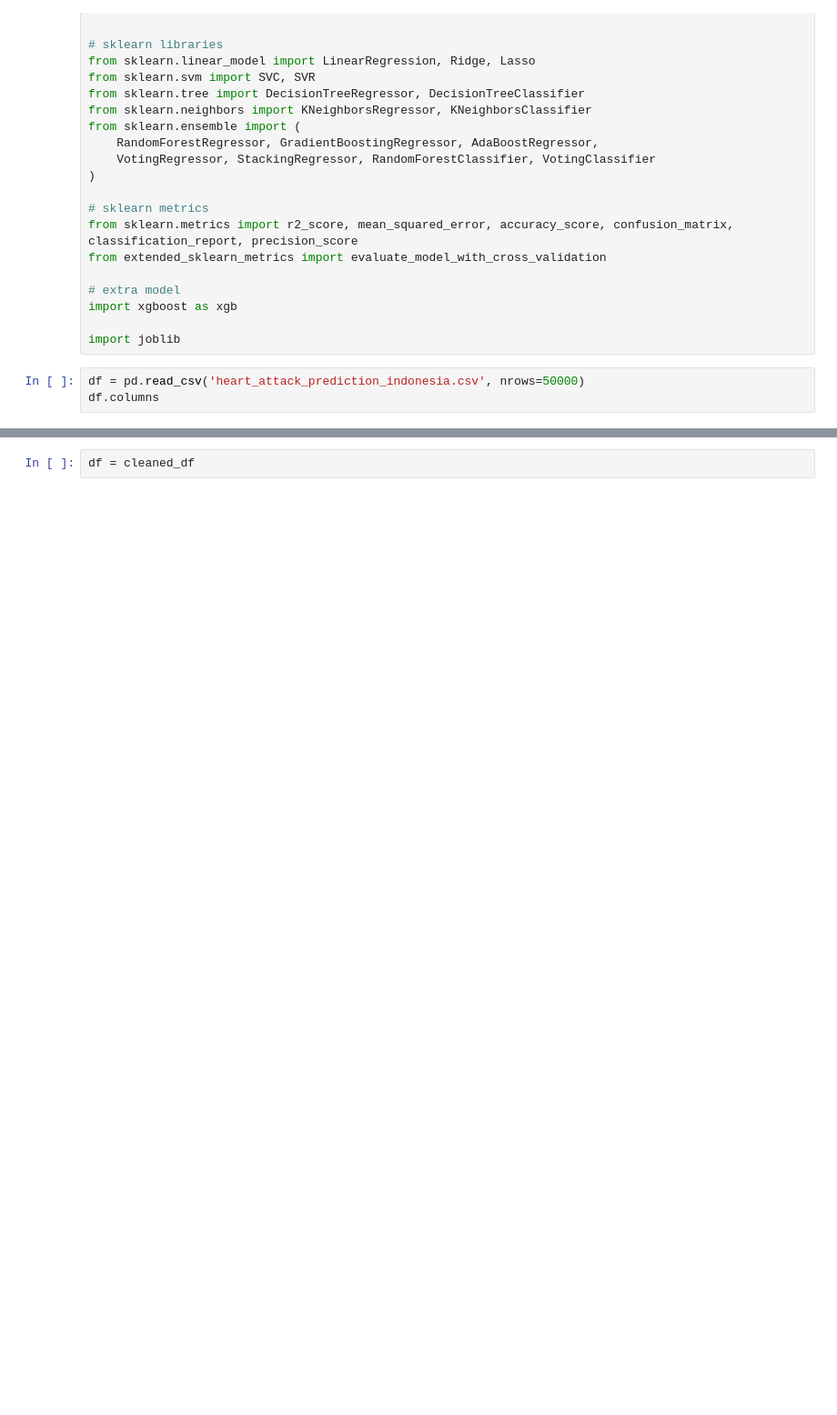
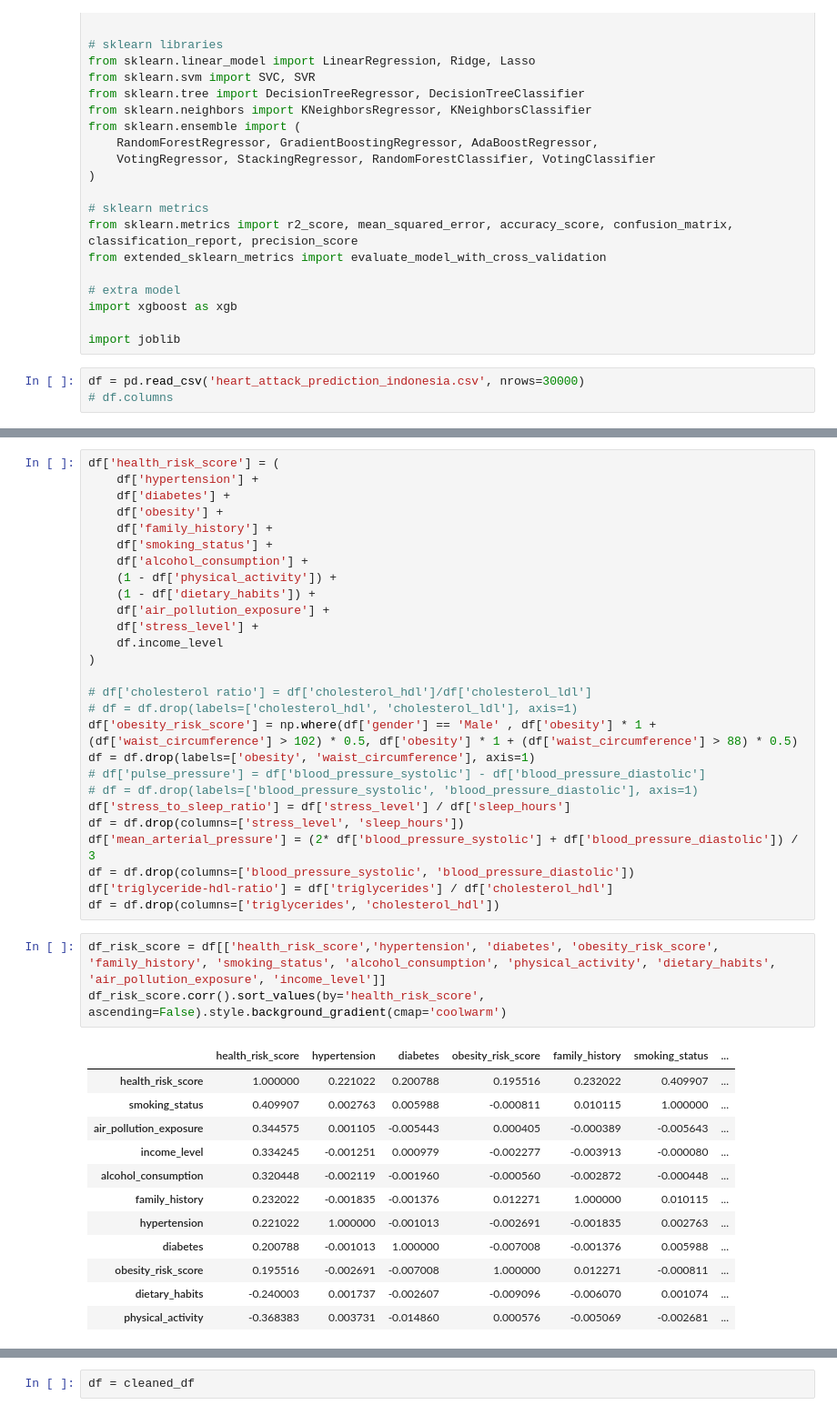
Before and after one commit to keithhauzh/HEART-ATTACK-PREDICTION-MODEL, a Jupyter notebook: heart_attack_prediction.ipynb, the cells around one changed output, grey strips where cells are left out. Shown at 91% size. Cells and saved outputs as stored; diff of their text form; blank space fills up the shorter version.

```diff
--- a/heart_attack_prediction.ipynb
+++ b/heart_attack_prediction.ipynb
@@ -33,5 +33,5 @@ import xgboost as xgb
 
 import joblib
 # %%
-df = pd.read_csv('heart_attack_prediction_indonesia.csv', nrows=50000)
-df.columns
+df = pd.read_csv('heart_attack_prediction_indonesia.csv', nrows=30000)
+# df.columns
@@ -49,0 +144,43 @@ df['alcohol_consumption'] = df['alcohol_consumption'].fillna('None')
+# %%
+df['health_risk_score'] = (
+    df['hypertension'] +
+    df['diabetes'] +
+    df['obesity'] +
+    df['family_history'] +
+    df['smoking_status'] +
+    df['alcohol_consumption'] +
+    (1 - df['physical_activity']) +
+    (1 - df['dietary_habits']) +
+    df['air_pollution_exposure'] +
+    df['stress_level'] +
+    df.income_level
+)
+
+# df['cholesterol ratio'] = df['cholesterol_hdl']/df['cholesterol_ldl']
+# df = df.drop(labels=['cholesterol_hdl', 'cholesterol_ldl'], axis=1)
+df['obesity_risk_score'] = np.where(df['gender'] == 'Male' , df['obesity'] * 1 + (df['waist_circumference'] > 102) * 0.5, df['obesity'] * 1 + (df['waist_circumference'] > 88) * 0.5)
+df = df.drop(labels=['obesity', 'waist_circumference'], axis=1)
+# df['pulse_pressure'] = df['blood_pressure_systolic'] - df['blood_pressure_diastolic']
+# df = df.drop(labels=['blood_pressure_systolic', 'blood_pressure_diastolic'], axis=1)
+df['stress_to_sleep_ratio'] = df['stress_level'] / df['sleep_hours']
+df = df.drop(columns=['stress_level', 'sleep_hours'])
+df['mean_arterial_pressure'] = (2* df['blood_pressure_systolic'] + df['blood_pressure_diastolic']) / 3
+df = df.drop(columns=['blood_pressure_systolic', 'blood_pressure_diastolic'])
+df['triglyceride-hdl-ratio'] = df['triglycerides'] / df['cholesterol_hdl']
+df = df.drop(columns=['triglycerides', 'cholesterol_hdl'])
+# %%
+df_risk_score = df[['health_risk_score','hypertension', 'diabetes', 'obesity_risk_score', 'family_history', 'smoking_status', 'alcohol_consumption', 'physical_activity', 'dietary_habits', 'air_pollution_exposure', 'income_level']]
+df_risk_score.corr().sort_values(by='health_risk_score', ascending=False).style.background_gradient(cmap='coolwarm')
+# %% [output]
+|  | health_risk_score | hypertension | diabetes | obesity_risk_score | family_history | smoking_status | ... |
+| health_risk_score | 1.000000 | 0.221022 | 0.200788 | 0.195516 | 0.232022 | 0.409907 | ... |
+| smoking_status | 0.409907 | 0.002763 | 0.005988 | -0.000811 | 0.010115 | 1.000000 | ... |
+| air_pollution_exposure | 0.344575 | 0.001105 | -0.005443 | 0.000405 | -0.000389 | -0.005643 | ... |
+| income_level | 0.334245 | -0.001251 | 0.000979 | -0.002277 | -0.003913 | -0.000080 | ... |
+| alcohol_consumption | 0.320448 | -0.002119 | -0.001960 | -0.000560 | -0.002872 | -0.000448 | ... |
+| family_history | 0.232022 | -0.001835 | -0.001376 | 0.012271 | 1.000000 | 0.010115 | ... |
+| hypertension | 0.221022 | 1.000000 | -0.001013 | -0.002691 | -0.001835 | 0.002763 | ... |
+| diabetes | 0.200788 | -0.001013 | 1.000000 | -0.007008 | -0.001376 | 0.005988 | ... |
+| obesity_risk_score | 0.195516 | -0.002691 | -0.007008 | 1.000000 | 0.012271 | -0.000811 | ... |
+| dietary_habits | -0.240003 | 0.001737 | -0.002607 | -0.009096 | -0.006070 | 0.001074 | ... |
+| physical_activity | -0.368383 | 0.003731 | -0.014860 | 0.000576 | -0.005069 | -0.002681 | ... |
```
Also changed, not shown: parts of 68 cells of this notebook, 1 other file.
